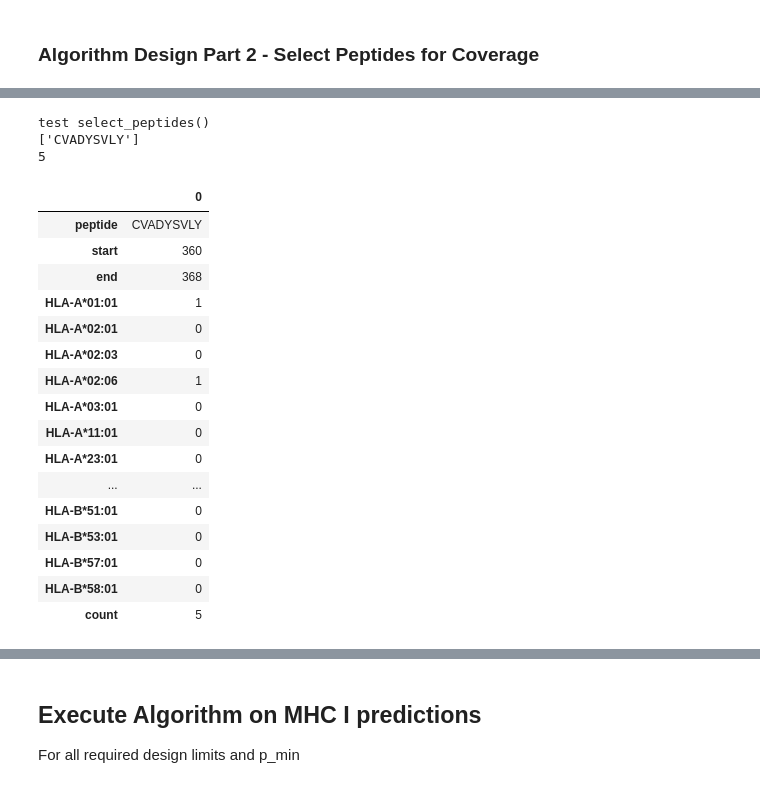
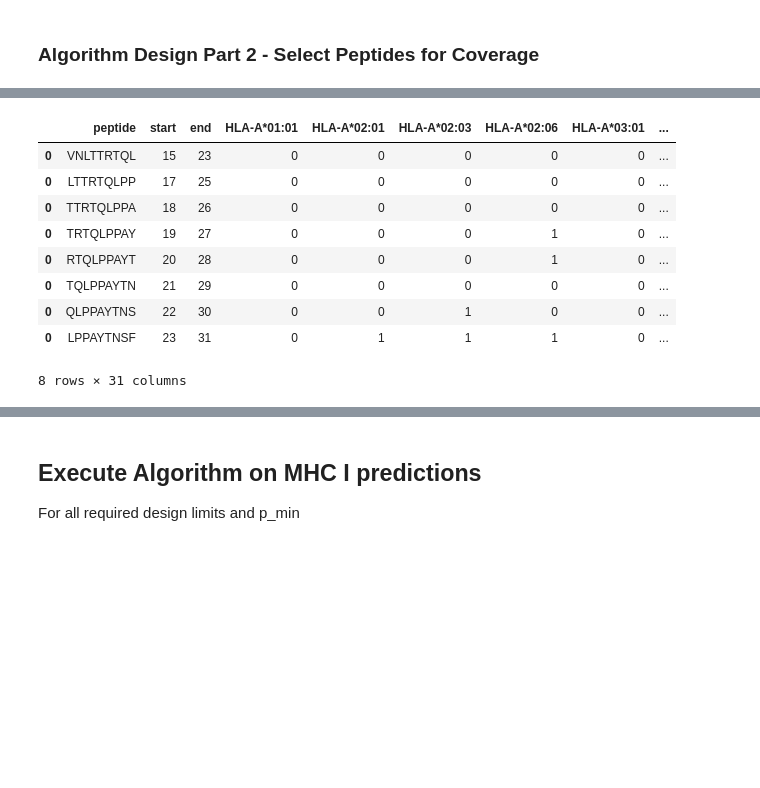
Before and after one commit to ryanquinnnelson/CMU-02718-HW5, a Jupyter notebook: 02_518_02_718_HW_5_ryann.ipynb, the cells around one changed output, grey strips where cells are left out. Saved outputs shown, nothing was run; the diff lists cells and outputs as text; code cells hidden in the pictures; blank space fills up the shorter version.

```diff
--- a/02_518_02_718_HW_5_ryann.ipynb
+++ b/02_518_02_718_HW_5_ryann.ipynb
@@ -1367 +1400,14 @@ test find_peptide_cover()
+# %%
+r2.sort_values(by='start')
+# %% [output]
+|  | peptide | start | end | HLA-A*01:01 | HLA-A*02:01 | HLA-A*02:03 | HLA-A*02:06 | HLA-A*03:01 | ... |
+| 0 | VNLTTRTQL | 15 | 23 | 0 | 0 | 0 | 0 | 0 | ... |
+| 0 | LTTRTQLPP | 17 | 25 | 0 | 0 | 0 | 0 | 0 | ... |
+| 0 | TTRTQLPPA | 18 | 26 | 0 | 0 | 0 | 0 | 0 | ... |
+| 0 | TRTQLPPAY | 19 | 27 | 0 | 0 | 0 | 1 | 0 | ... |
+| 0 | RTQLPPAYT | 20 | 28 | 0 | 0 | 0 | 1 | 0 | ... |
+| 0 | TQLPPAYTN | 21 | 29 | 0 | 0 | 0 | 0 | 0 | ... |
+| 0 | QLPPAYTNS | 22 | 30 | 0 | 0 | 1 | 0 | 0 | ... |
+| 0 | LPPAYTNSF | 23 | 31 | 0 | 1 | 1 | 1 | 0 | ... |
+8 rows × 31 columns
 # %%
@@ -1407,30 +1474,3 @@ def select_peptides(df,alleles,design_limit):
     # end while - search is over
 
     return (num_covered,selected)
-# %%
-print('test select_peptides()')
-
-n,selected = select_peptides(df_test,class_i_list,10)
-print(n)
-df_test[df_test['peptide'].isin(selected)].T
-# %% [output]
-test select_peptides()
-['CVADYSVLY']
-5
-|  | 0 |
-| peptide | CVADYSVLY |
-| start | 360 |
-| end | 368 |
-| HLA-A*01:01 | 1 |
-| HLA-A*02:01 | 0 |
-| HLA-A*02:03 | 0 |
-| HLA-A*02:06 | 1 |
-| HLA-A*03:01 | 0 |
-| HLA-A*11:01 | 0 |
-| HLA-A*23:01 | 0 |
-| ... | ... |
-| HLA-B*51:01 | 0 |
-| HLA-B*53:01 | 0 |
-| HLA-B*57:01 | 0 |
-| HLA-B*58:01 | 0 |
-| count | 5 |
```
Also changed, not shown: parts of 24 cells of this notebook.
